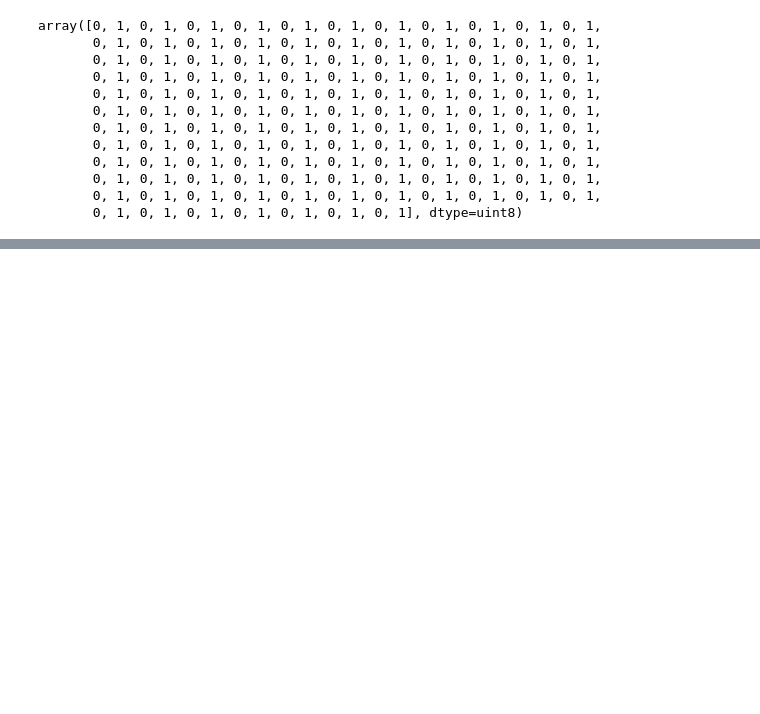
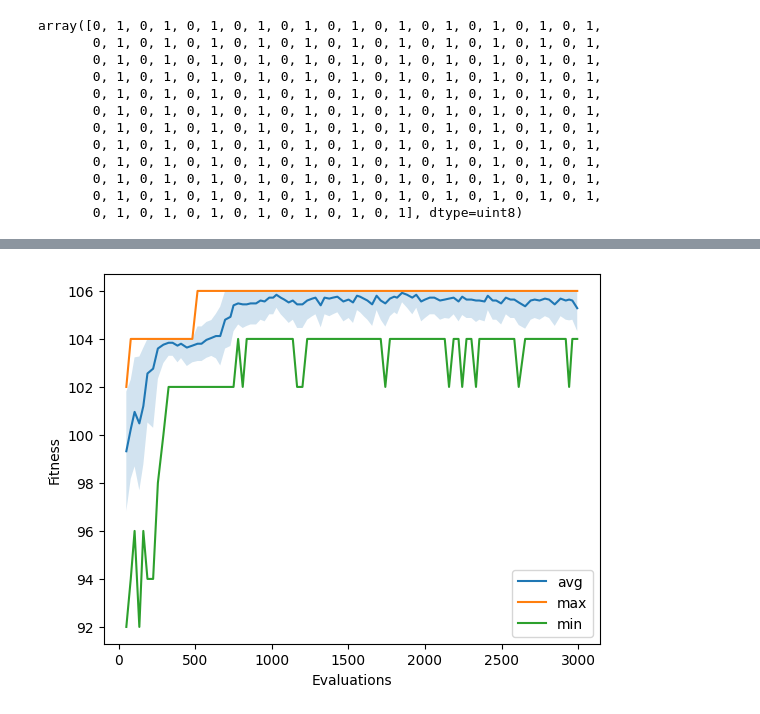
Before and after one commit to lucapl/ai-cryptography, a Jupyter notebook: project3/project3.ipynb, the cells around one changed output, grey strips where cells are left out. Saved outputs shown, nothing was run; the diff lists cells and outputs as text; code cells hidden in the pictures; blank space fills up the shorter version.

Commit message:
added Random search; Local search; Evolutionary Alg

```diff
--- a/project3/project3.ipynb
+++ b/project3/project3.ipynb
@@ -92,0 +108,22 @@ $\displaystyle 100.0$
+# %%
+creator.create("FitnessMax", base.Fitness, weights=(1.0,))
+creator.create("Individual", list, fitness=creator.FitnessMax)
+
+toolbox = base.Toolbox()
+toolbox.register("individual", tools.initIterate, creator.Individual, random_sbox)
+toolbox.register("population", tools.initRepeat, list, toolbox.individual)
+
+toolbox.register("evaluate", evaluate)
+toolbox.register("mate", tools.cxUniformPartialyMatched, indpb=0.4)
+toolbox.register("mutate", mutate)
+toolbox.register("select", tools.selTournament, tournsize=3)
+
+
+population = toolbox.population(n=50)
+hof = tools.HallOfFame(1)
+stats = tools.Statistics(lambda ind: ind.fitness.values)
+stats.register("avg", np.mean)
+stats.register("min", np.min)
+stats.register("max", np.max)
+stats.register("std", np.std)
+ea_final_pop, ea_log = algorithms.eaSimple(population, toolbox, cxpb=0.5, mutpb=0.2, ngen=100, stats=stats, halloffame=hof, verbose=True)
@@ -92,0 +148,19 @@ $\displaystyle 100.0$
+# %%
+def plot_log(log):
+    min_ = log.select("min")
+    max_ = log.select("max")
+    avg_ = log.select("avg")
+    std_ = log.select("std")
+    evals = np.cumsum(log.select("nevals"))
+    plt.plot(evals, avg_, label="avg")
+    plt.plot(evals, max_, label="max")
+    plt.plot(evals, min_, label="min")
+    plt.fill_between(evals, np.clip(np.array(avg_)-np.array(std_),min=min_), np.clip(np.array(avg_)+np.array(std_),max=max_), alpha=0.2)
+    plt.legend()
+    plt.xlabel("Evaluations")
+    return plt.ylabel("Fitness")
+# %%
+plot_log(ea_log)
+plt.show()
+# %% [output]
+[figure, added]
```
Also changed, not shown: parts of 12 cells of this notebook.
